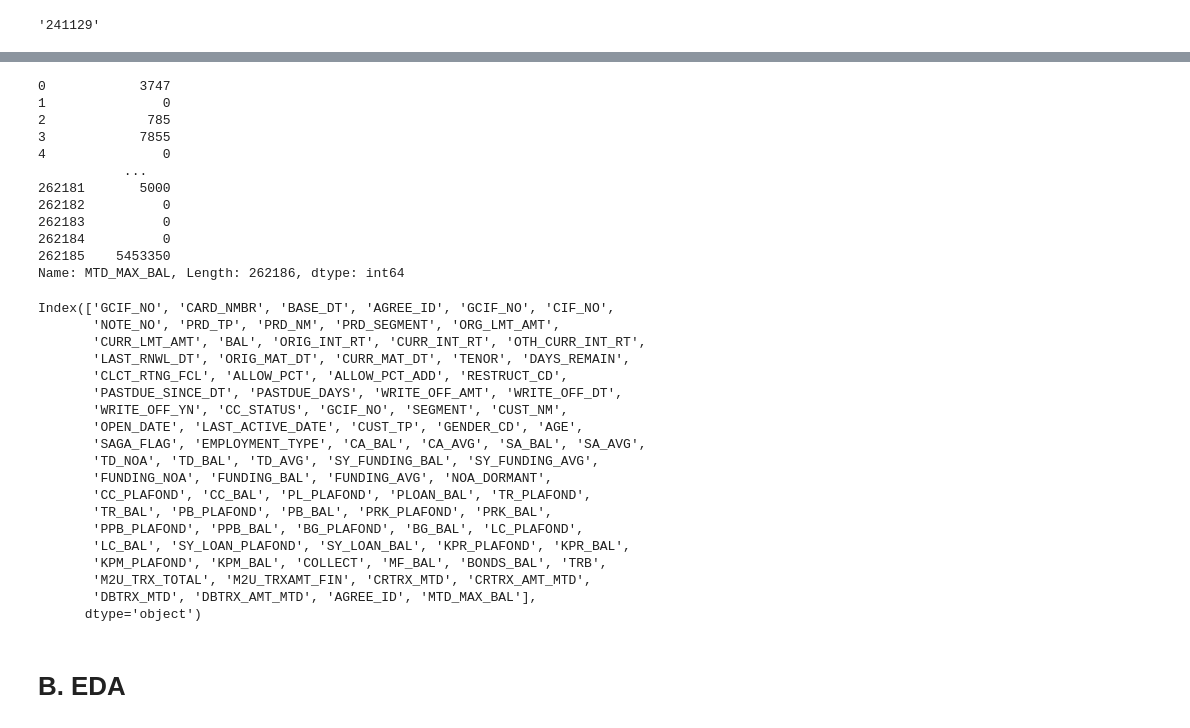
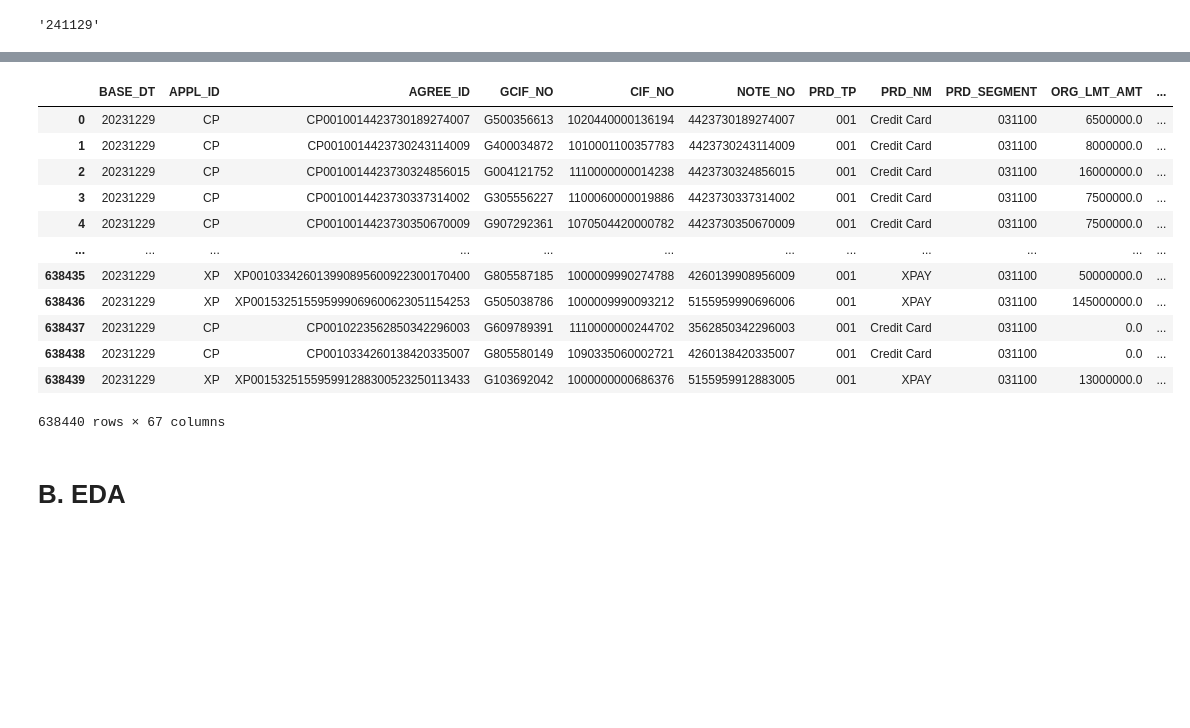
Before and after one commit to Sinxisx/Credit-Card-Analysis, a Jupyter notebook: Scratch.ipynb, the cells around one changed output, grey strips where cells are left out. Saved outputs shown, nothing was run; the diff lists cells and outputs as text; code cells hidden in the pictures; blank space fills up the shorter version.

```diff
--- a/Scratch.ipynb
+++ b/Scratch.ipynb
@@ -76,8 +76,8 @@ allPRs = []
 for date in allDates:
     yearmonth = date[2:6]
     dateAlt = date[2:]
-    # query MLs, use customer portfolio if date >20240328 else 360
-    if int(date) > 20240328:
+    # query MLs, use customer portfolio if date < 0 to use full monthly 360
+    if int(date) < 0:
         try:
             # print in case of errors
             print(f'Running ML Query {date}')
@@ -162,18 +178,19 @@ FROM final_cc]
 # %%
-allMLs[11]['MTD_MAX_BAL']
+allMLs[11]
 # %% [output]
+|  | BASE_DT | APPL_ID | AGREE_ID | GCIF_NO | CIF_NO | NOTE_NO | PRD_TP | PRD_NM | PRD_SEGMENT | ORG_LMT_AMT | ... |
+| 0 | 20231229 | CP | CP0010014423730189274007 | G500356613 | 1020440000136194 | 4423730189274007 | 001 | Credit Card | 031100 | 6500000.0 | ... |
+| 1 | 20231229 | CP | CP0010014423730243114009 | G400034872 | 1010001100357783 | 4423730243114009 | 001 | Credit Card | 031100 | 8000000.0 | ... |
+| 2 | 20231229 | CP | CP0010014423730324856015 | G004121752 | 1110000000014238 | 4423730324856015 | 001 | Credit Card | 031100 | 16000000.0 | ... |
+| 3 | 20231229 | CP | CP0010014423730337314002 | G305556227 | 1100060000019886 | 4423730337314002 | 001 | Credit Card | 031100 | 7500000.0 | ... |
+| 4 | 20231229 | CP | CP0010014423730350670009 | G907292361 | 1070504420000782 | 4423730350670009 | 001 | Credit Card | 031100 | 7500000.0 | ... |
+| ... | ... | ... | ... | ... | ... | ... | ... | ... | ... | ... | ... |
+| 638435 | 20231229 | XP | XP001033426013990895600922300170400 | G805587185 | 1000009990274788 | 4260139908956009 | 001 | XPAY | 031100 | 50000000.0 | ... |
+| 638436 | 20231229 | XP | XP001532515595999069600623051154253 | G505038786 | 1000009990093212 | 5155959990696006 | 001 | XPAY | 031100 | 145000000.0 | ... |
+| 638437 | 20231229 | CP | CP0010223562850342296003 | G609789391 | 1110000000244702 | 3562850342296003 | 001 | Credit Card | 031100 | 0.0 | ... |
+| 638438 | 20231229 | CP | CP0010334260138420335007 | G805580149 | 1090335060002721 | 4260138420335007 | 001 | Credit Card | 031100 | 0.0 | ... |
+| 638439 | 20231229 | XP | XP001532515595991288300523250113433 | G103692042 | 1000000000686376 | 5155959912883005 | 001 | XPAY | 031100 | 13000000.0 | ... |
-0            3747
-1               0
-2             785
-3            7855
-4               0
-           ...
-262181       5000
-262182          0
-262183          0
-262184          0
-262185    5453350
-Name: MTD_MAX_BAL, Length: 262186, dtype: int64
+638440 rows × 67 columns
 # %%
 # concat all MLs into one
 MLs = pd.concat(allMLs, ignore_index=True)
@@ -183,25 +204,3 @@ PRs = pd.concat(allPRs, ignore_index=True)
 # %%
 MLs['MTD_MAX_OS']=MLs['MTD_MAX_OS'].astype(float)
 MLs['MTD_AVG_OS']=MLs['MTD_MAX_OS'].astype(float)
-# %%
-MLs.merge(PRs, left_on='NOTE_NO',right_on='CARD_NMBR',how='left')
-# %% [output]
-Index(['GCIF_NO', 'CARD_NMBR', 'BASE_DT', 'AGREE_ID', 'GCIF_NO', 'CIF_NO',
-       'NOTE_NO', 'PRD_TP', 'PRD_NM', 'PRD_SEGMENT', 'ORG_LMT_AMT',
-       'CURR_LMT_AMT', 'BAL', 'ORIG_INT_RT', 'CURR_INT_RT', 'OTH_CURR_INT_RT',
-       'LAST_RNWL_DT', 'ORIG_MAT_DT', 'CURR_MAT_DT', 'TENOR', 'DAYS_REMAIN',
-       'CLCT_RTNG_FCL', 'ALLOW_PCT', 'ALLOW_PCT_ADD', 'RESTRUCT_CD',
-       'PASTDUE_SINCE_DT', 'PASTDUE_DAYS', 'WRITE_OFF_AMT', 'WRITE_OFF_DT',
-       'WRITE_OFF_YN', 'CC_STATUS', 'GCIF_NO', 'SEGMENT', 'CUST_NM',
-       'OPEN_DATE', 'LAST_ACTIVE_DATE', 'CUST_TP', 'GENDER_CD', 'AGE',
-       'SAGA_FLAG', 'EMPLOYMENT_TYPE', 'CA_BAL', 'CA_AVG', 'SA_BAL', 'SA_AVG',
-       'TD_NOA', 'TD_BAL', 'TD_AVG', 'SY_FUNDING_BAL', 'SY_FUNDING_AVG',
-       'FUNDING_NOA', 'FUNDING_BAL', 'FUNDING_AVG', 'NOA_DORMANT',
-       'CC_PLAFOND', 'CC_BAL', 'PL_PLAFOND', 'PLOAN_BAL', 'TR_PLAFOND',
-       'TR_BAL', 'PB_PLAFOND', 'PB_BAL', 'PRK_PLAFOND', 'PRK_BAL',
-       'PPB_PLAFOND', 'PPB_BAL', 'BG_PLAFOND', 'BG_BAL', 'LC_PLAFOND',
-       'LC_BAL', 'SY_LOAN_PLAFOND', 'SY_LOAN_BAL', 'KPR_PLAFOND', 'KPR_BAL',
-       'KPM_PLAFOND', 'KPM_BAL', 'COLLECT', 'MF_BAL', 'BONDS_BAL', 'TRB',
-       'M2U_TRX_TOTAL', 'M2U_TRXAMT_FIN', 'CRTRX_MTD', 'CRTRX_AMT_MTD',
-       'DBTRX_MTD', 'DBTRX_AMT_MTD', 'AGREE_ID', 'MTD_MAX_BAL'],
-      dtype='object')
```
Also changed, not shown: parts of 6 cells of this notebook, 4 other files.
